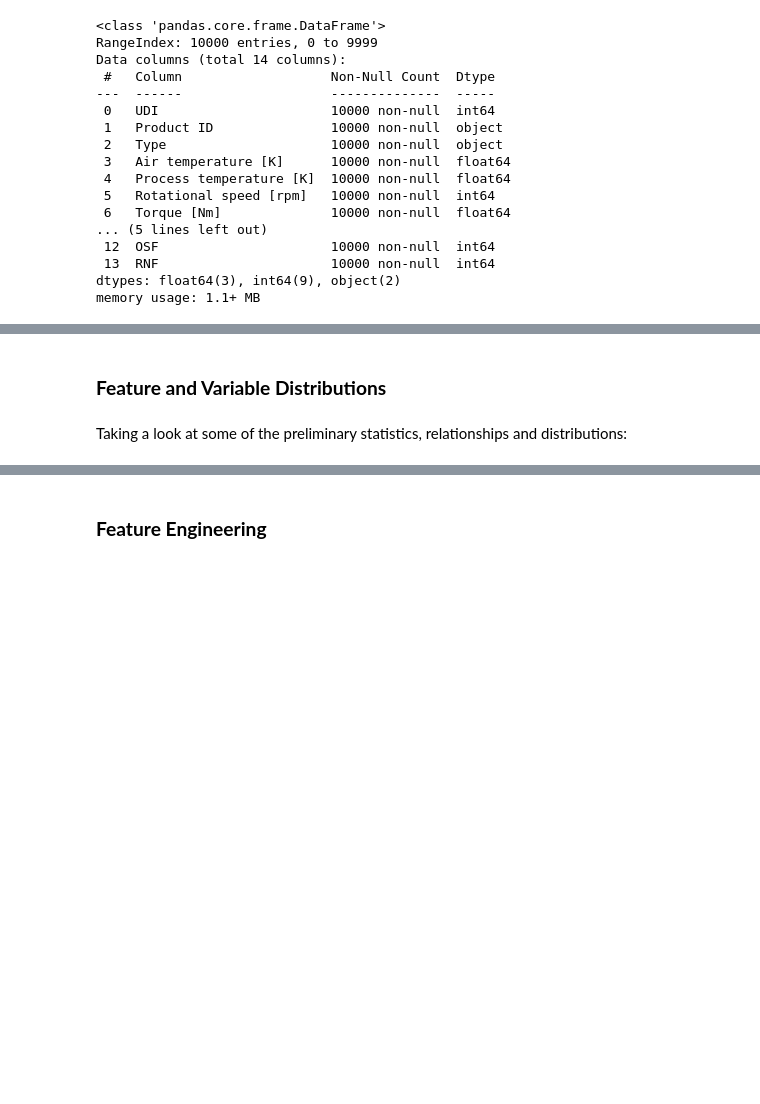
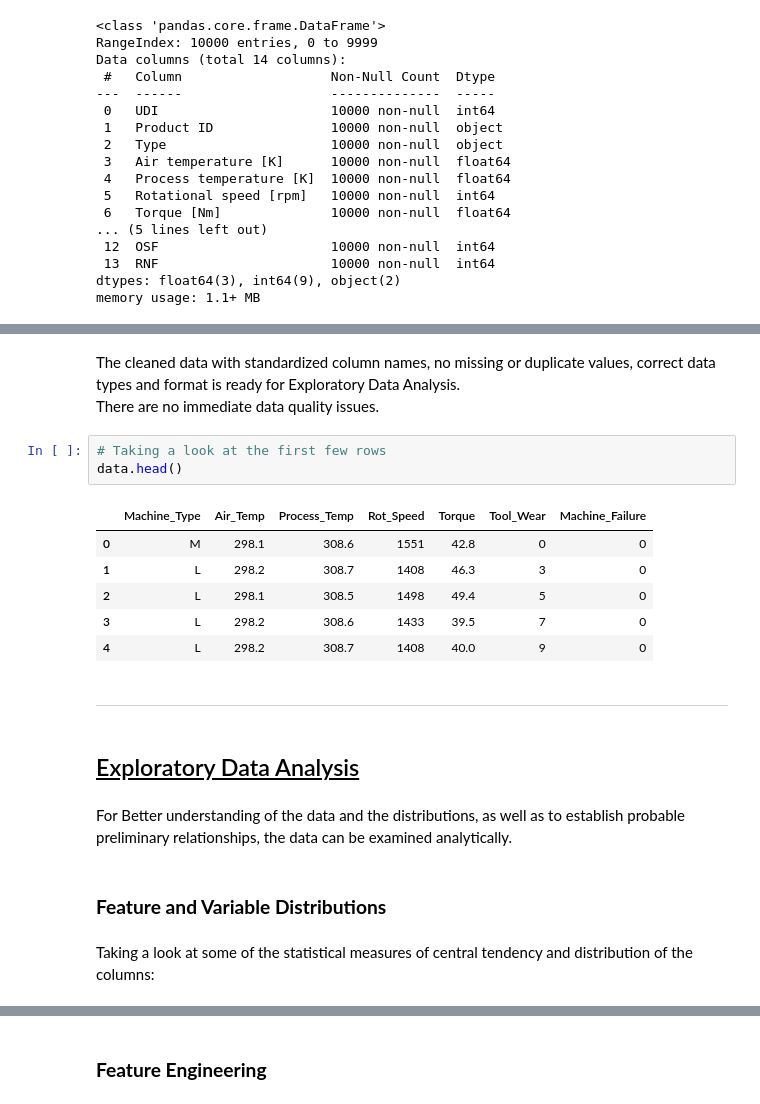
Before and after one commit to reevesgonah/Optimizing-Industrial-Operations-Through-Predictive-Maintenance-Modeling, a Jupyter notebook: index.ipynb, the cells around one changed output, grey strips where cells are left out. Cells and saved outputs as stored; diff of their text form; blank space fills up the shorter version.

```diff
--- a/index.ipynb
+++ b/index.ipynb
@@ -120,7 +161,26 @@ No row contains null values, however 2 columns are of string format which will n
+# %% [markdown]
+The cleaned data with standardized column names, no missing or duplicate values, correct data types and format is ready for Exploratory Data Analysis.
+There are no immediate data quality issues.
+# %%
+# Taking a look at the first few rows
+data.head()
+# %% [output]
+|  | Machine_Type | Air_Temp | Process_Temp | Rot_Speed | Torque | Tool_Wear | Machine_Failure |
+| 0 | M | 298.1 | 308.6 | 1551 | 42.8 | 0 | 0 |
+| 1 | L | 298.2 | 308.7 | 1408 | 46.3 | 3 | 0 |
+| 2 | L | 298.1 | 308.5 | 1498 | 49.4 | 5 | 0 |
+| 3 | L | 298.2 | 308.6 | 1433 | 39.5 | 7 | 0 |
+| 4 | L | 298.2 | 308.7 | 1408 | 40.0 | 9 | 0 |
+# %% [markdown]
+___
+# %% [markdown]
+## <u>Exploratory Data Analysis</u>
+# %% [markdown]
+For Better understanding of the data and the distributions, as well as to establish probable preliminary relationships, the data can be examined analytically.
 # %% [markdown]
 ### **Feature and Variable Distributions**
 # %% [markdown]
-Taking a look at some of the preliminary statistics, relationships and distributions:
+Taking a look at some of the statistical measures of central tendency and distribution of the columns:
 # %%
 # Column decriptive statistics
 data.describe()
```
Also changed, not shown: parts of 40 cells of this notebook, 3 other files.
